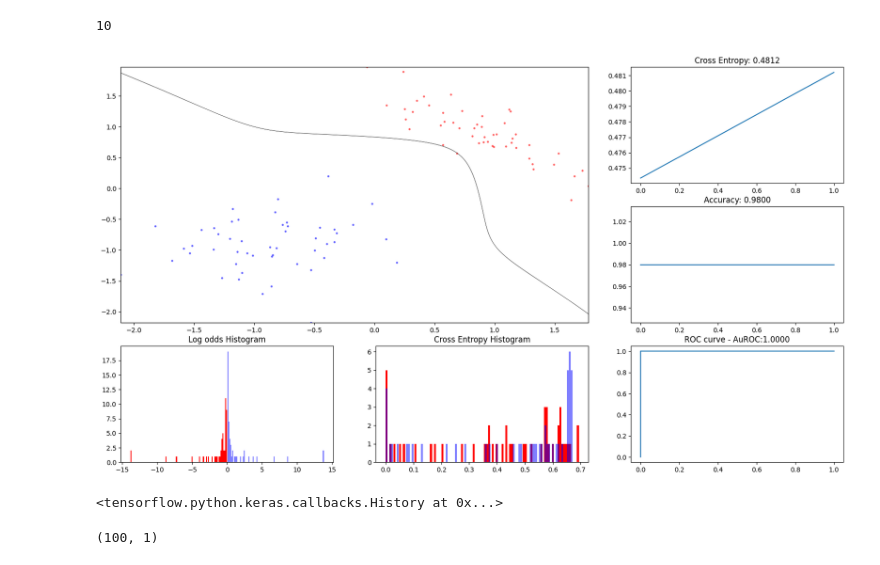
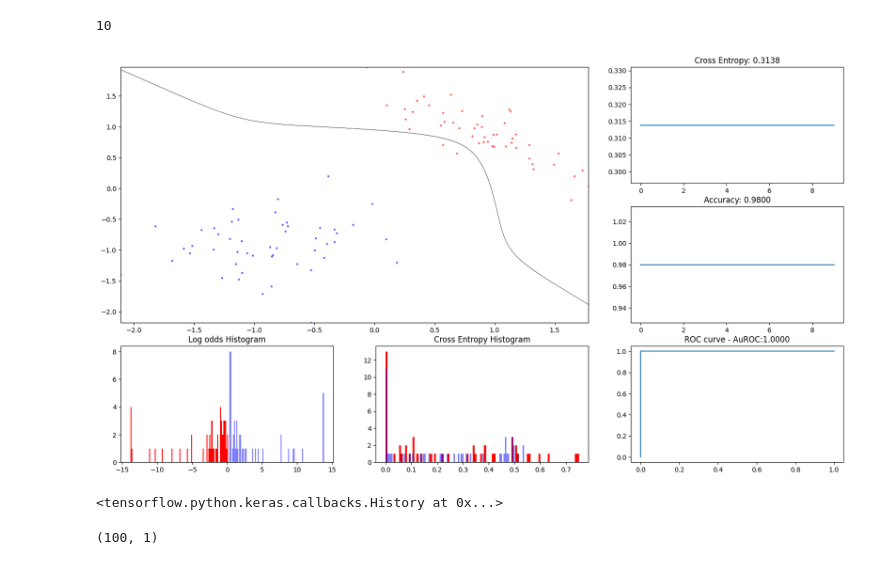
Before and after one commit to lab-ml-itba/regresion-logistica-Keras, a Jupyter notebook: 02-LR-Feat-Eng-overfitting.ipynb, the cells around one changed output. Drawn from its saved outputs; the diff is of its cells as text; code cells hidden in the pictures.

```diff
--- a/02-LR-Feat-Eng-overfitting.ipynb
+++ b/02-LR-Feat-Eng-overfitting.ipynb
@@ -106,7 +106,7 @@ array([0.81414062, 0.85030035, 0.66282496, 0.69226406, 0.72301069,
 def get_model(lr=1, load_initial_weight=True):
     model = Sequential()
     # Que pasa si no pongo la función de activación??!
-    model.add(Dense(1, input_shape=(X_poly.shape[1],), activation='sigmoid', kernel_regularizer=l2(10)))
+    model.add(Dense(1, input_shape=(X_poly.shape[1],), activation='sigmoid', kernel_regularizer=l2(1)))
     # model.save_weights('initial_weights_poly_4.hdf5')
     model.compile(Adam(lr=lr), loss='binary_crossentropy', metrics=['accuracy'])
     if load_initial_weight:
@@ -159,7 +159,7 @@ degree
 # %% [output]
 10
 # %%
-lr = 0.1
+lr = 0.01
 model = get_model(lr, load_initial_weight=False)
 K.set_value(model.optimizer.lr, lr)
 plotCallback = PlotCallback(X, y, degree=degree,)
@@ -169,9 +169,9 @@ batch_size = 100
 # %%
 # tbMLPCallback = PlotCallbackTB(X, y, bins=30, N=100, feat_eng_transform=feat_eng_transform, logdir=logdir)
 model.fit(X_poly, y, epochs=2000, verbose=0, batch_size=batch_size)
-model.fit(X_poly, y, epochs=1, verbose=1, callbacks=[plotCallback], batch_size=batch_size)
+model.fit(X_poly, y, epochs=10, verbose=1, callbacks=[plotCallback], batch_size=batch_size)
 # %% [output]
-[figure, old version]
+[figure, new version]
 <tensorflow.python.keras.callbacks.History at 0x...>
 # %%
 model.predict_proba(X_poly).shape
```
Also changed, not shown: parts of 5 cells of this notebook, 2 other files.
